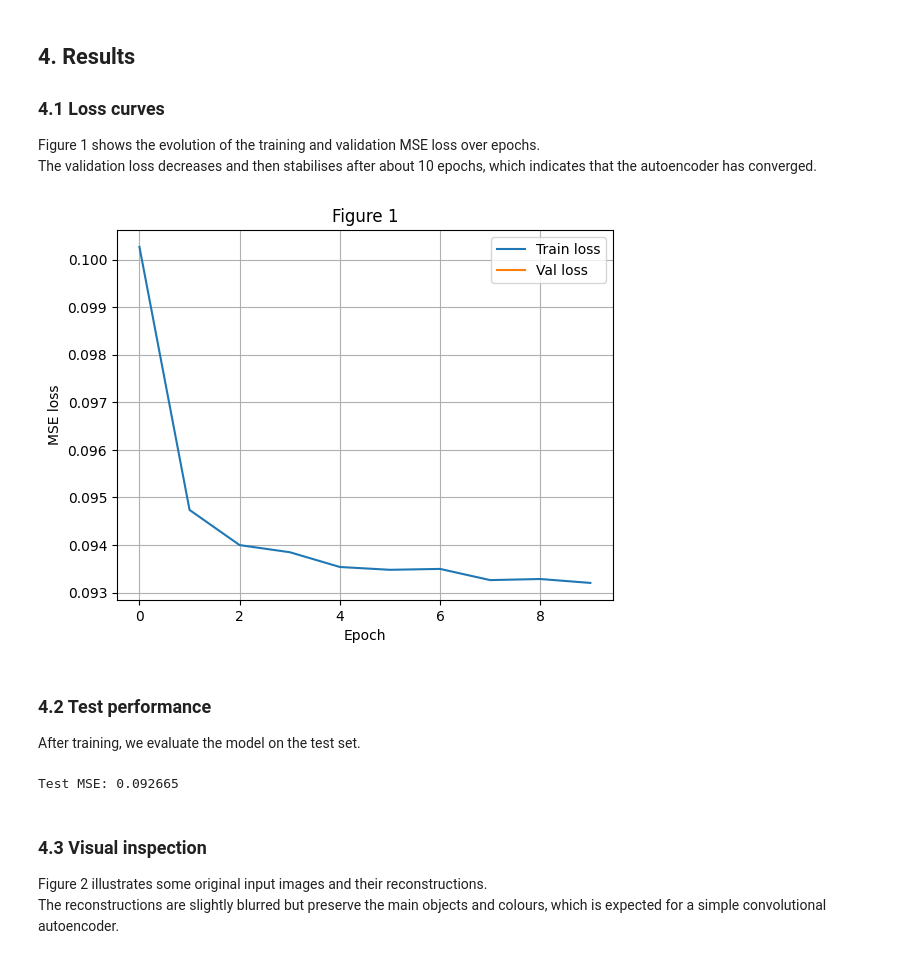
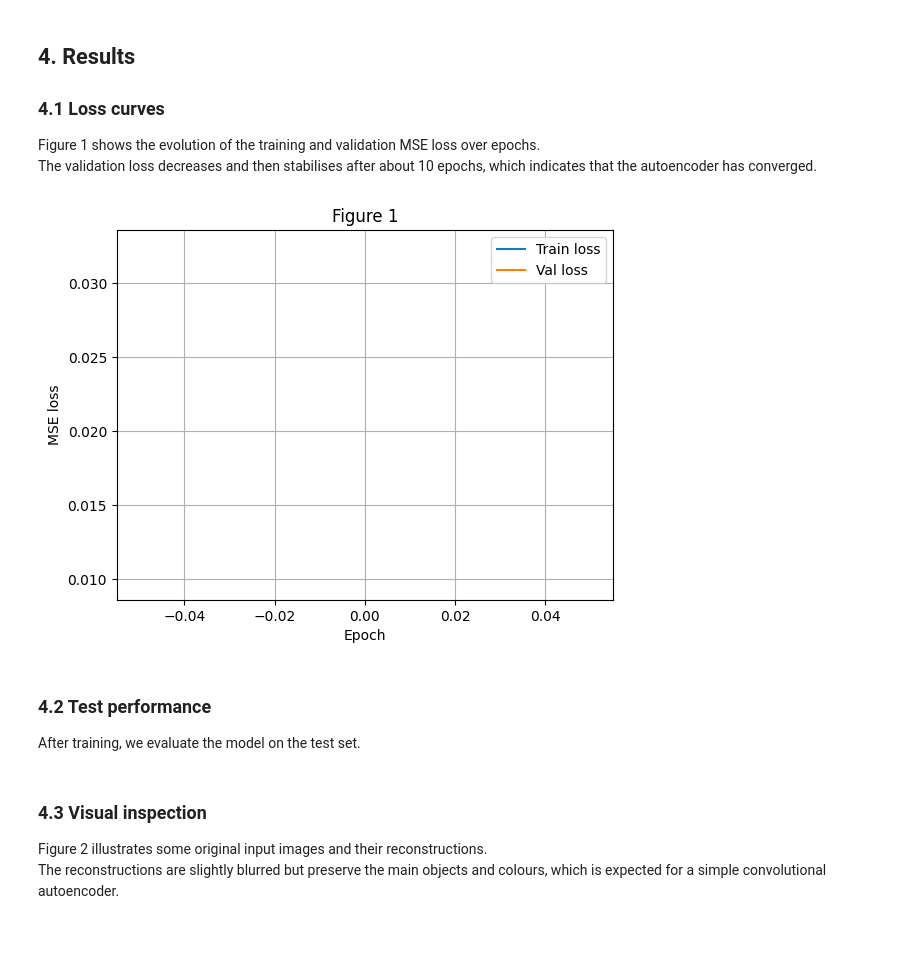
Before and after one commit to k0glin/Grayscale-colorizer, a Jupyter notebook: Grayscale-Colorizer.ipynb, the cells around one changed output. Cells and saved outputs as stored; diff of their text form; code cells hidden in the pictures.

Commit message:
added other models

```diff
--- a/Grayscale-Colorizer.ipynb
+++ b/Grayscale-Colorizer.ipynb
@@ -189,3 +296,3 @@ Epoch 10/10 - Train: 0.0629, Val: 0.0628
 # %%
-# Saving the trained model
-torch.save(model.state_dict(), 'conv_autoencoder.pth')
+baseModel = ConvolutionAutoEncoder()
+trainedModel, train_losses, validation_losses = train_model(baseModel, train_loader, val_loader, epochs=10, learning_rate=0.001, device=device)
@@ -223,39 +322,42 @@ Figure 1 shows the evolution of the training and validation MSE loss over epochs
 The validation loss decreases and then stabilises after about 10 epochs, which indicates that the autoencoder has converged.
 # %%
 import matplotlib.pyplot as plt
-plt.figure()
-plt.plot(train_losses, label="Train loss")
-plt.plot(validation_losses, label="Val loss")
-plt.xlabel("Epoch")
-plt.ylabel("MSE loss")
-plt.legend()
-plt.grid(True)
-plt.title("Figure 1")
-plt.show()
+def plot_losses(train_losses, validation_losses):
+    plt.figure()
+    plt.plot(train_losses, label="Train loss")
+    plt.plot(validation_losses, label="Val loss")
+    plt.xlabel("Epoch")
+    plt.ylabel("MSE loss")
+    plt.legend()
+    plt.grid(True)
+    plt.title("Figure 1")
+    plt.show()
+
+plot_losses(train_losses, validation_losses)
 # %% [output]
-[figure, old version]
+[figure, new version]
 # %% [markdown]
 ### 4.2 Test performance
 
 After training, we evaluate the model on the test set.
 # %%
-model.eval()
+def test_model(model, test_loader, device=device):
+    criterion = nn.MSELoss()
+    model.eval()
 
-test_loss = 0.0
+    test_loss = 0.0
 
-with torch.no_grad():
-    for img, _ in test_loader:
-        img = img.to(device)
-        reconstruction, latent = model(img)
-        # MSE between input and reconstruction
-        loss = criterion(reconstruction, img)
-        test_loss += loss.item() * imgs.size(0)
+    with torch.no_grad():
+        for img, _ in test_loader:
+            img = img.to(device)
+            reconstruction, latent = model(img)
+            # MSE between input and reconstruction
+            loss = criterion(reconstruction, img)
+            test_loss += loss.item() * imgs.size(0)
 
-test_loss /= len(test_loader.dataset)
+    test_loss /= len(test_loader.dataset)
 
-print(f"Test MSE: {test_loss:.6f}")
+    print(f"Test MSE: {test_loss:.6f}")
-# %% [output]
-Test MSE: 0.092665
 # %% [markdown]
 ### 4.3 Visual inspection
 
```
Also changed, not shown: parts of 8 cells of this notebook.
